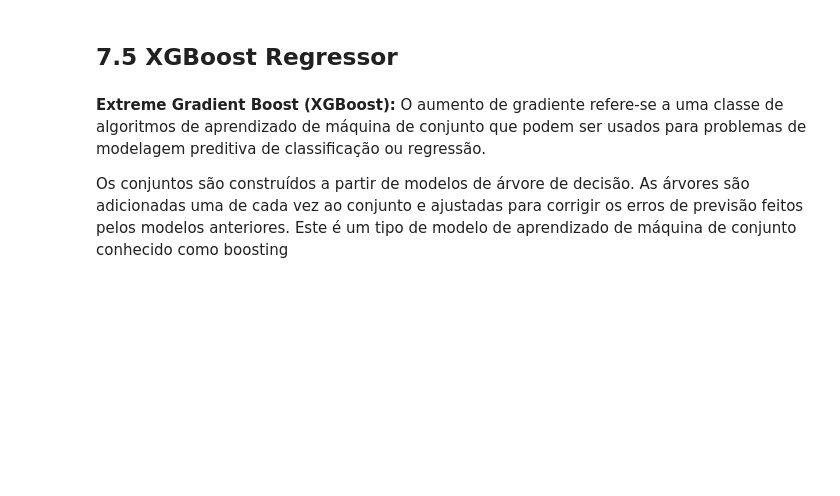
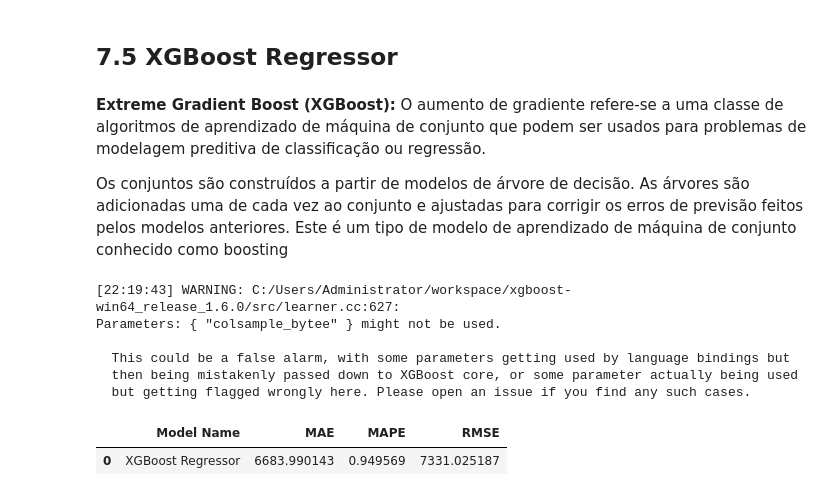
Before and after one commit to KaissonFerreira/Rossman_forecast_sales, a Jupyter notebook: Notebooks/Ciclo01_project.ipynb, the cells around one changed output. Cells and saved outputs as stored; diff of their text form; code cells hidden in the pictures; blank space fills up the shorter version.

```diff
--- a/Notebooks/Ciclo01_project.ipynb
+++ b/Notebooks/Ciclo01_project.ipynb
@@ -1338,14 +1346,25 @@ Os conjuntos são construídos a partir de modelos de árvore de decisão. As á
 # %%
 # Model
 model_xgb = xgb.XGBRegressor(objective = 'reg:squarederror',
                 n_estimators = 100,
                 eta = 0.01,
                 max_depth = 10,
-                n_jobs = -1, random_state = 42).fit(x_train,y_train) # N_estimators é a quantidade de árvores criadas
+                subsample = 0.7,
+                n_jobs = -1,
+                colsample_bytee=0.9).fit(x_train,y_train) # N_estimators é a quantidade de árvores criadas
 
 # Predictions
 yhat_xgb = model_xgb.predict(x_test)
 
 # Performance
-xgb_result = ml_error('Random Forest', np.expm1(y_test), np.expm1(yhat_xgb))
+xgb_result = ml_error('XGBoost Regressor', np.expm1(y_test), np.expm1(yhat_xgb))
 xgb_result
+# %% [output]
+[22:19:43] WARNING: C:/Users/Administrator/workspace/xgboost-win64_release_1.6.0/src/learner.cc:627:
+Parameters: { "colsample_bytee" } might not be used.
+
+  This could be a false alarm, with some parameters getting used by language bindings but
+  then being mistakenly passed down to XGBoost core, or some parameter actually being used
+  but getting flagged wrongly here. Please open an issue if you find any such cases.
+|  | Model Name | MAE | MAPE | RMSE |
+| 0 | XGBoost Regressor | 6683.990143 | 0.949569 | 7331.025187 |
```
Also changed, not shown: parts of 17 cells of this notebook.
